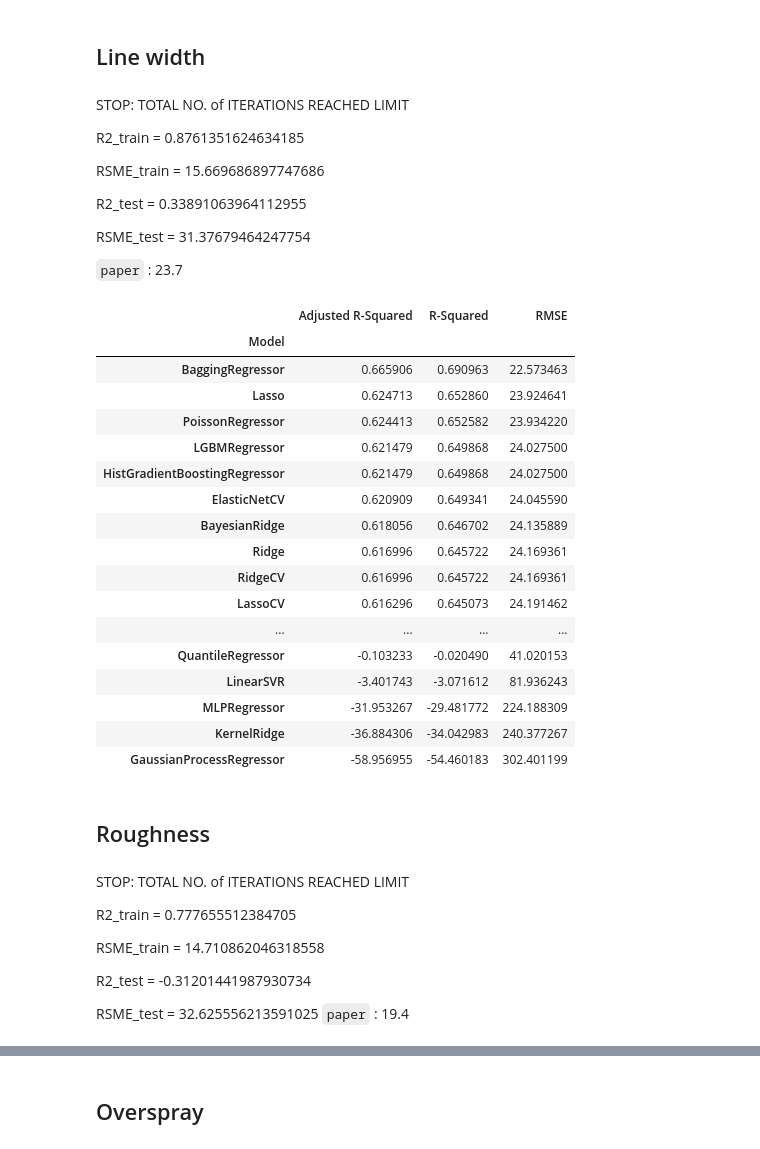
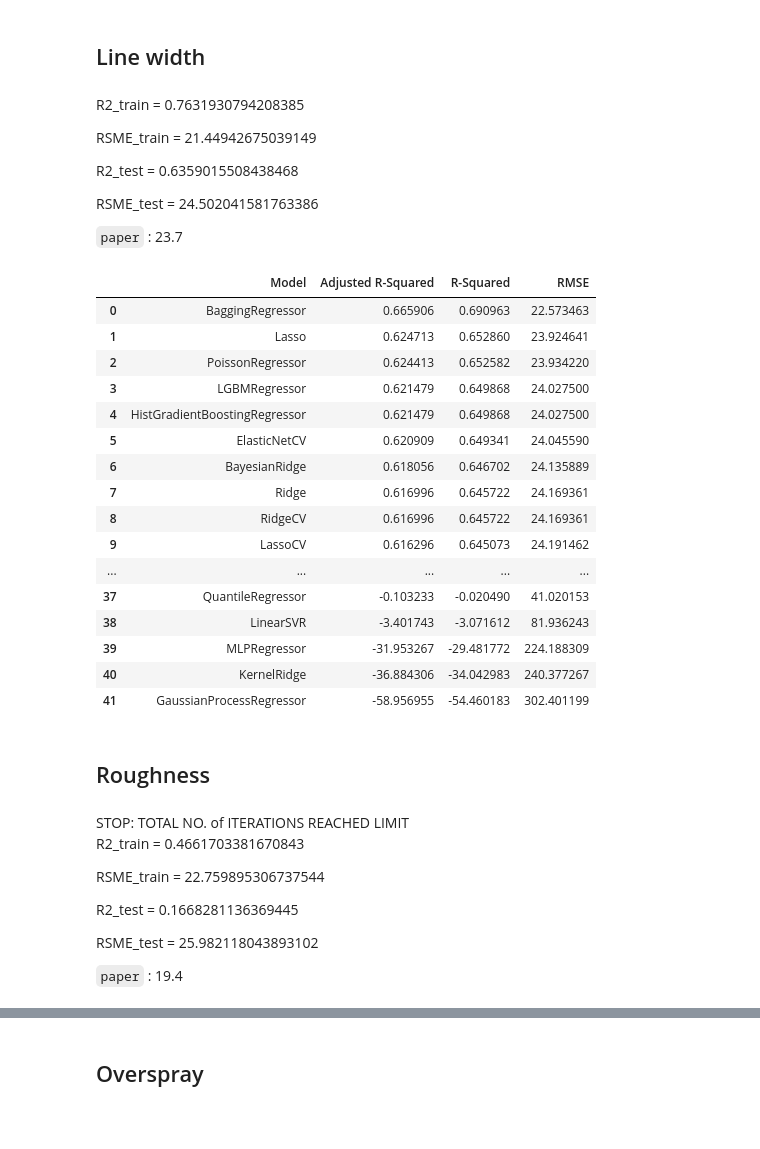
Before and after one commit to ratulalahy/process_property_linkage, a Jupyter notebook: notebooks/prediction/prediction_0.0.2.ipynb, the cells around one changed output, grey strips where cells are left out. Saved outputs shown, nothing was run; the diff lists cells and outputs as text; code cells hidden in the pictures; blank space fills up the shorter version.

```diff
--- a/notebooks/prediction/prediction_0.0.2.ipynb
+++ b/notebooks/prediction/prediction_0.0.2.ipynb
@@ -559,24 +563,25 @@ Put here the core of the notebook. Feel free di further split this section into
 def highlight_rows_rmse(row, asking_value):
     cur_value = row.loc['RMSE']
     if cur_value < asking_value:
-        color = '#BAE1FF'
+        color = '#4808c9'
+        font_weight = 'normal'
     elif cur_value == asking_value:
         color = '#BAFFC9'
+        font_weight = 'normal'
     else:
-        color = '#fff'
-    return ['background-color: {}'.format(color) for r in row]
+        color = '#222222'
+        font_weight = 'normal'
+    return [f'color: {color}; font-weight: {font_weight}' for r in row]
 # %% [markdown]
 ## Line width
 # %% [markdown]
-STOP: TOTAL NO. of ITERATIONS REACHED LIMIT
+R2_train = 0.7631930794208385
 
-R2_train = 0.8761351624634185
+RSME_train =  21.44942675039149
 
-RSME_train =  15.669686897747686
+R2_test = 0.6359015508438468
 
-R2_test = 0.33891063964112955
-
-RSME_test =  31.37679464247754
+RSME_test =  24.502041581763386
 
 `paper` : 23.7
 # %%
@@ -587,38 +592,39 @@ from pandas.plotting import scatter_matrix
 reg = LazyRegressor(ignore_warnings=False, custom_metric=None)
 models, predictions = reg.fit(x_train_normalized, x_test_normalized, y_train['width_line'], y_test['width_line'])
 
-HTML(models[['Adjusted R-Squared', 'R-Squared', 'RMSE']].style.apply(lambda x: highlight_rows_rmse(x, 25.0),axis=1).to_html())
+models.reset_index(drop = False, inplace = True)
-# %% [output]
-|  | Adjusted R-Squared | R-Squared | RMSE |
-| Model |  |  |  |
-| BaggingRegressor | 0.665906 | 0.690963 | 22.573463 |
-| Lasso | 0.624713 | 0.652860 | 23.924641 |
-| PoissonRegressor | 0.624413 | 0.652582 | 23.934220 |
-| LGBMRegressor | 0.621479 | 0.649868 | 24.027500 |
-| HistGradientBoostingRegressor | 0.621479 | 0.649868 | 24.027500 |
-| ElasticNetCV | 0.620909 | 0.649341 | 24.045590 |
-| BayesianRidge | 0.618056 | 0.646702 | 24.135889 |
-| Ridge | 0.616996 | 0.645722 | 24.169361 |
-| RidgeCV | 0.616996 | 0.645722 | 24.169361 |
-| LassoCV | 0.616296 | 0.645073 | 24.191462 |
-| ... | ... | ... | ... |
-| QuantileRegressor | -0.103233 | -0.020490 | 41.020153 |
-| LinearSVR | -3.401743 | -3.071612 | 81.936243 |
-| MLPRegressor | -31.953267 | -29.481772 | 224.188309 |
-| KernelRidge | -36.884306 | -34.042983 | 240.377267 |
-| GaussianProcessRegressor | -58.956955 | -54.460183 | 302.401199 |
+# %%
+HTML(models[['Model','Adjusted R-Squared', 'R-Squared', 'RMSE']].style.apply(lambda x: highlight_rows_rmse(x, 24.50),axis=1).to_html())
+# %% [output]
+|  | Model | Adjusted R-Squared | R-Squared | RMSE |
+| 0 | BaggingRegressor | 0.665906 | 0.690963 | 22.573463 |
+| 1 | Lasso | 0.624713 | 0.652860 | 23.924641 |
+| 2 | PoissonRegressor | 0.624413 | 0.652582 | 23.934220 |
+| 3 | LGBMRegressor | 0.621479 | 0.649868 | 24.027500 |
+| 4 | HistGradientBoostingRegressor | 0.621479 | 0.649868 | 24.027500 |
+| 5 | ElasticNetCV | 0.620909 | 0.649341 | 24.045590 |
+| 6 | BayesianRidge | 0.618056 | 0.646702 | 24.135889 |
+| 7 | Ridge | 0.616996 | 0.645722 | 24.169361 |
+| 8 | RidgeCV | 0.616996 | 0.645722 | 24.169361 |
+| 9 | LassoCV | 0.616296 | 0.645073 | 24.191462 |
+| ... | ... | ... | ... | ... |
+| 37 | QuantileRegressor | -0.103233 | -0.020490 | 41.020153 |
+| 38 | LinearSVR | -3.401743 | -3.071612 | 81.936243 |
+| 39 | MLPRegressor | -31.953267 | -29.481772 | 224.188309 |
+| 40 | KernelRidge | -36.884306 | -34.042983 | 240.377267 |
+| 41 | GaussianProcessRegressor | -58.956955 | -54.460183 | 302.401199 |
 # %% [markdown]
 ## Roughness
 # %% [markdown]
 STOP: TOTAL NO. of ITERATIONS REACHED LIMIT
+R2_train = 0.4661703381670843
 
-R2_train = 0.777655512384705
+RSME_train =  22.759895306737544
 
-RSME_train =  14.710862046318558
+R2_test = 0.1668281136369445
 
-R2_test = -0.31201441987930734
+RSME_test =  25.982118043893102
 
-RSME_test =  32.625556213591025
 `paper` :  19.4
 # %%
 #import pyforest
```
Also changed, not shown: parts of 9 cells of this notebook.
